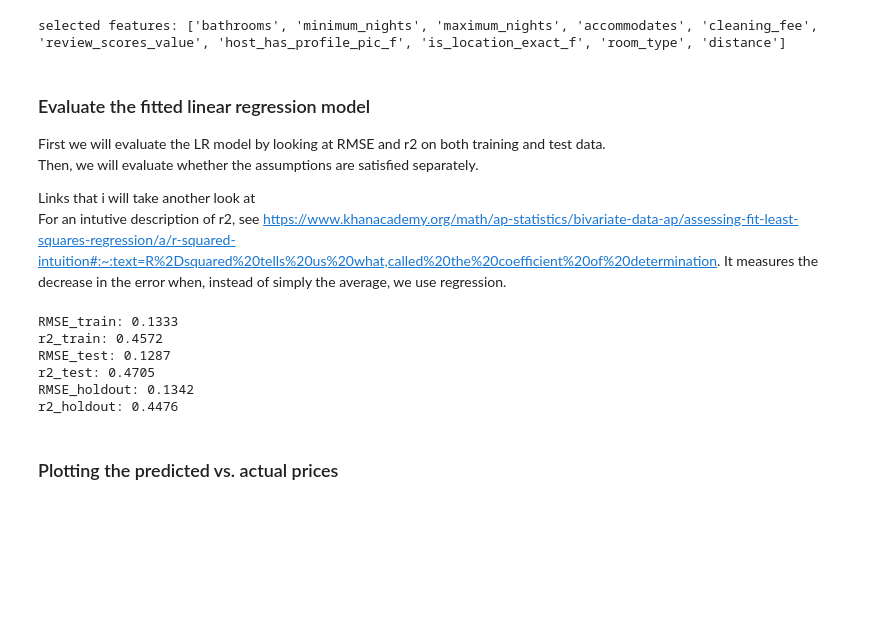
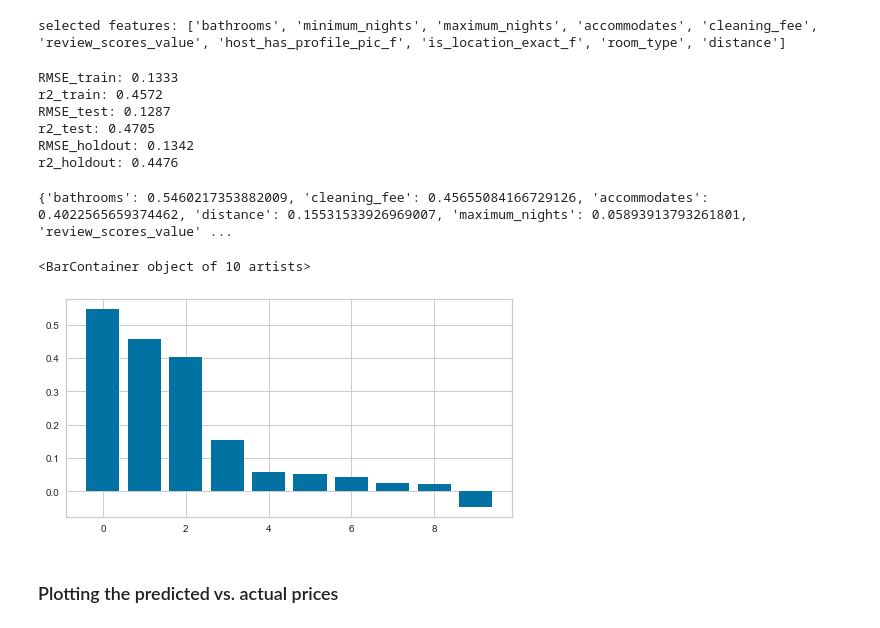
Before and after one commit to mtorabirad/PricePrediction, a Jupyter notebook: Notebook.ipynb, the cells around one changed output. Saved outputs shown, nothing was run; the diff lists cells and outputs as text; code cells hidden in the pictures; blank space fills up the shorter version.

```diff
--- a/Notebook.ipynb
+++ b/Notebook.ipynb
@@ -1174,14 +1166,6 @@ model = BuildModelAfterSelectingFeatures(eda.data, model_name, test_size=0.2, nu
 model.fit_and_predict()
 # %% [output]
 selected features: ['bathrooms', 'minimum_nights', 'maximum_nights', 'accommodates', 'cleaning_fee', 'review_scores_value', 'host_has_profile_pic_f', 'is_location_exact_f', 'room_type', 'distance']
-# %% [markdown]
-### Evaluate the fitted linear regression model
-First we will evaluate the LR model by looking at RMSE and r2 on both training and test data.<br/>
-Then, we will evaluate whether the assumptions are satisfied separately.
-
-Links that i will take another look at <br/>
-For an intutive description of r2, see https://www.khanacademy.org/math/ap-statistics/bivariate-data-ap/assessing-fit-least-squares-regression/a/r-squared-intuition#:~:text=R%2Dsquared%20tells%20us%20what,called%20the%20coefficient%20of%20determination.
-It measures the decrease in the error when, instead of simply the average, we use regression.
 # %%
 %%capture cap
 import numpy as np
@@ -1205,6 +1189,19 @@ RMSE_test: 0.1287
 r2_test: 0.4705
 RMSE_holdout: 0.1342
 r2_holdout: 0.4476
+# %%
+coef_dict = {}
+model_1_features = model.X_train.columns
+for coef, feat in zip(model_name.coef_[0], model_1_features):
+    coef_dict[feat] = coef
+coef_dict = dict(sorted(coef_dict.items(), key=lambda item: item[1], reverse=True))
+print(coef_dict)
+fig, axes = plt.subplots(nrows=1, ncols=1, figsize=(8, 4))
+axes.bar([x for x in range(len(list(coef_dict.values())))], coef_dict.values())
+# %% [output]
+{'bathrooms': 0.5460217353882009, 'cleaning_fee': 0.45655084166729126, 'accommodates': 0.4022565659374462, 'distance': 0.15531533926969007, 'maximum_nights': 0.05893913793261801, 'review_scores_value' ...
+<BarContainer object of 10 artists>
+[figure, added]
 # %% [markdown]
 ### Plotting the predicted vs. actual prices
 # %%
```
Also changed, not shown: parts of 7 cells of this notebook, 3 other files.
